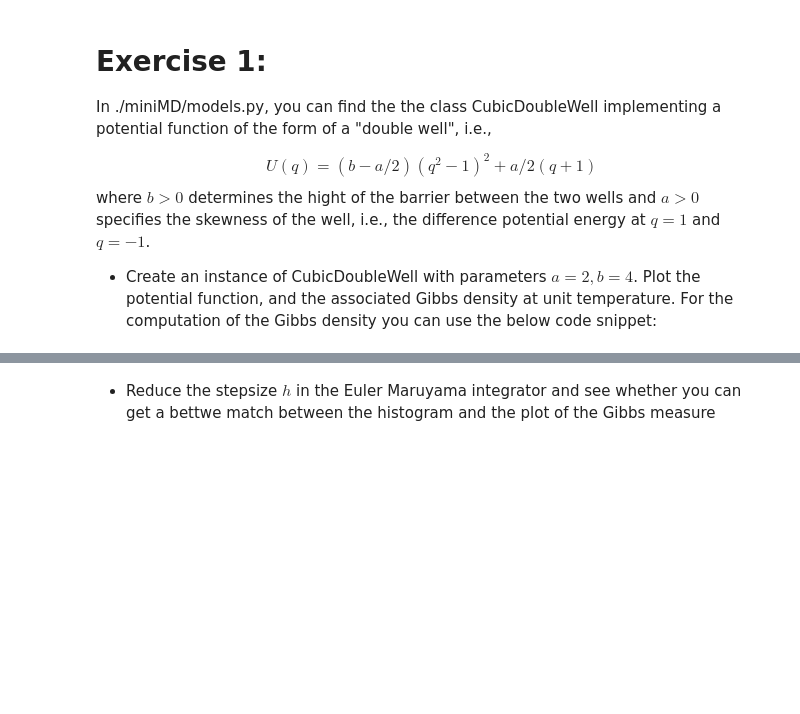
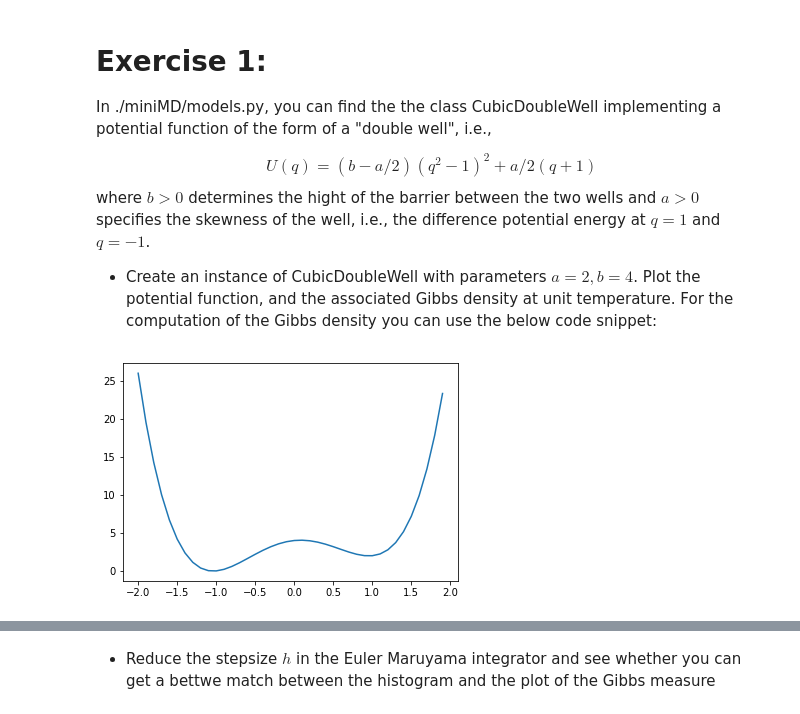
Before and after one commit to MatthiasSachs/BeijingSummerSchool, a Jupyter notebook: day3_exercises.ipynb, the cells around one changed output, grey strips where cells are left out. Cells and saved outputs as stored; diff of their text form; code cells hidden in the pictures; blank space fills up the shorter version.

```diff
--- a/day3_exercises.ipynb
+++ b/day3_exercises.ipynb
@@ -43,4 +44,12 @@ $$
 where $b>0$ determines the hight of the barrier between the two wells and $a>0$ specifies the skewness of the well, i.e., the difference potential energy at $q=1$ and $q=-1$.
 
 - Create an instance of CubicDoubleWell with parameters $a=2, b=4$. Plot the potential function, and the associated Gibbs density at unit temperature. For the computation of the Gibbs density you can use the below code snippet:
+# %%
+model = models.CubicDoubleWell(a=2.0,b=4.0)
+x = np.arange(-2,2,.1)
+fig,ax = plt.subplots()
+ax.plot(x, model.comp_potential(x))
+plt.show()
+# %% [output]
+[figure, added]
 # %%
```
Also changed, not shown: parts of 5 cells of this notebook, 8 other files.
